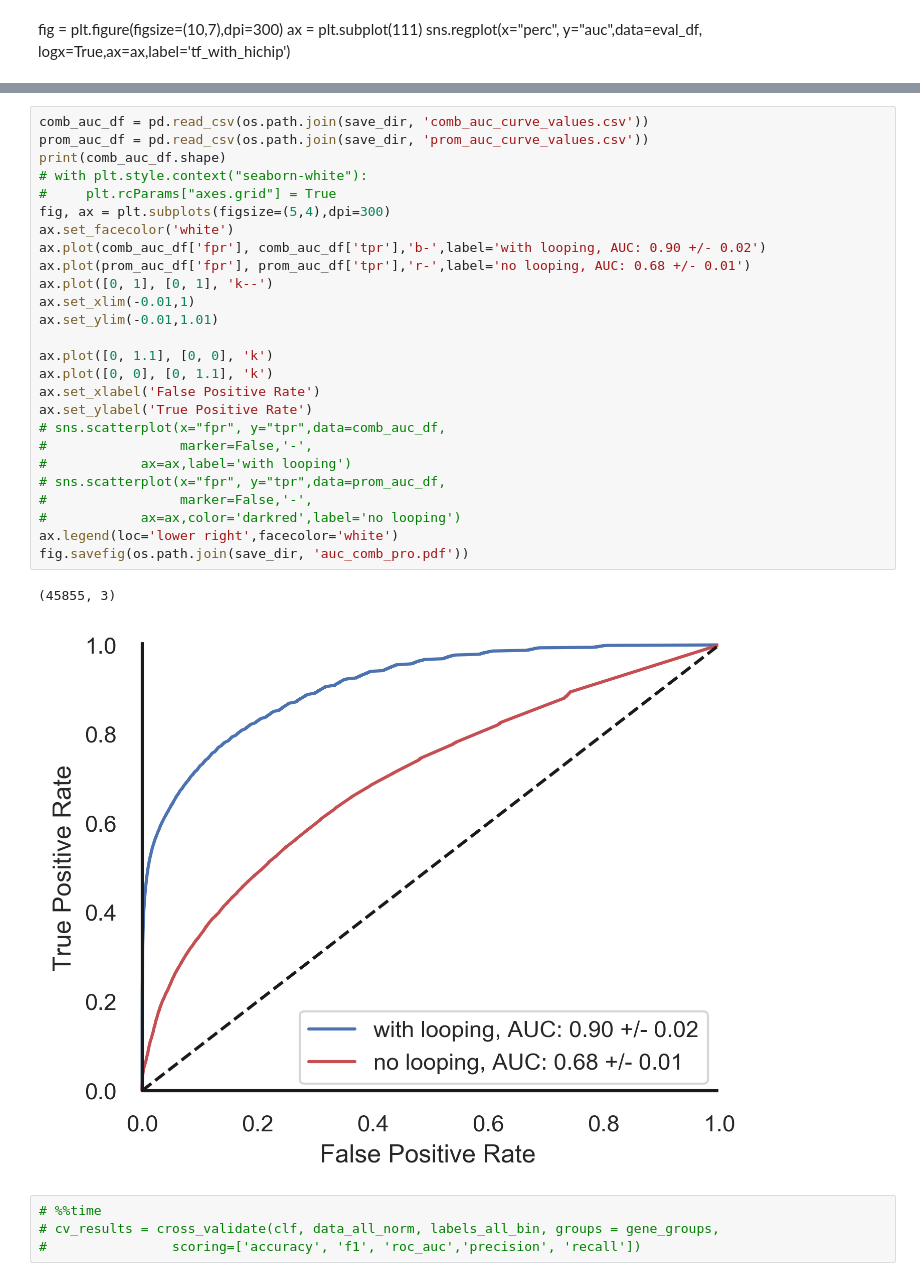
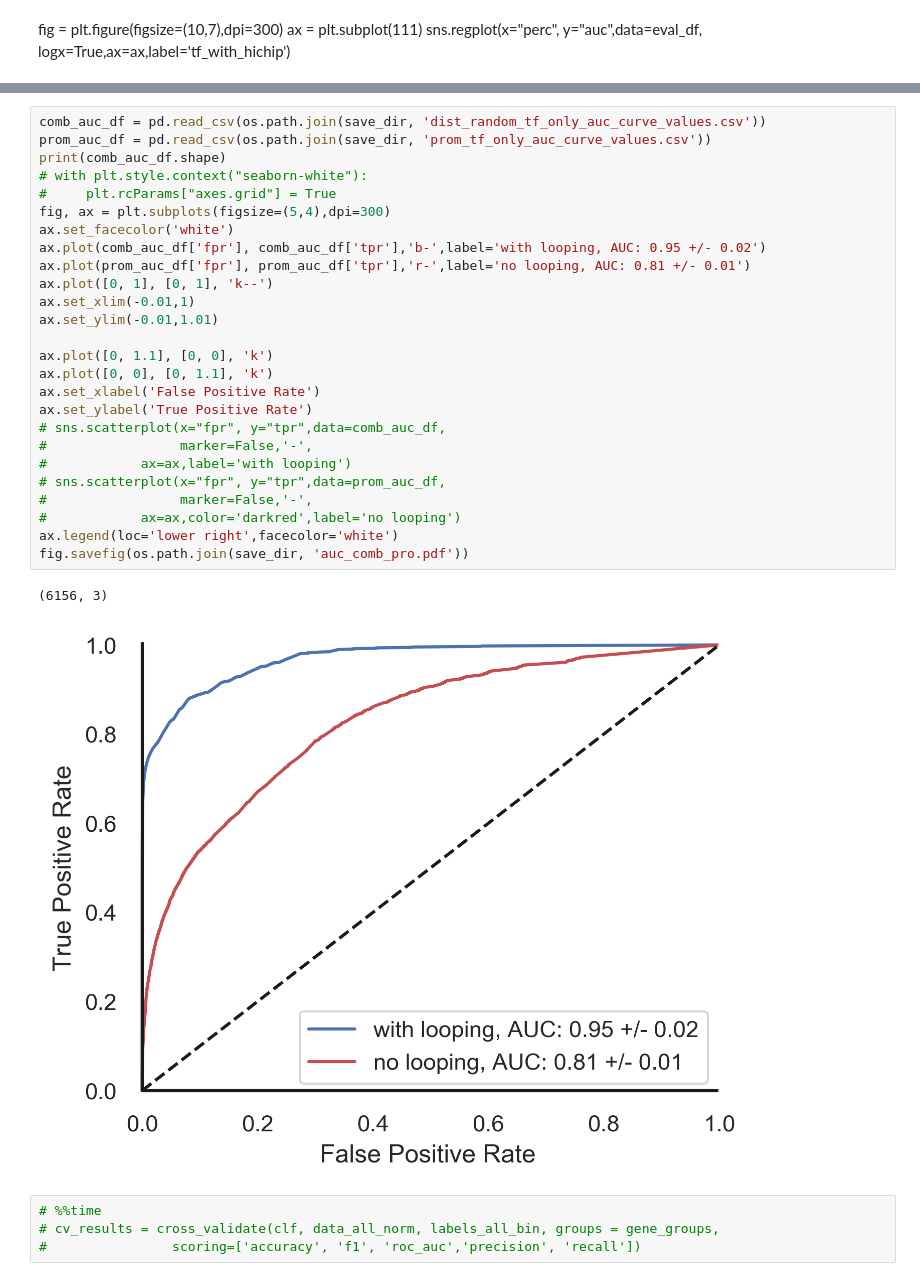
Before and after one commit to mguo123/pan_omics, a Jupyter notebook: notebooks/6A_mg_fig4_modelling_normal_cca.ipynb, the cells around one changed output, grey strips where cells are left out. Saved outputs shown, nothing was run; the diff lists cells and outputs as text.

```diff
--- a/notebooks/6A_mg_fig4_modelling_normal_cca.ipynb
+++ b/notebooks/6A_mg_fig4_modelling_normal_cca.ipynb
@@ -597,32 +878,32 @@ prom_eval_df
 # %%
-comb_auc_df = pd.read_csv(os.path.join(save_dir, 'comb_auc_curve_values.csv'))
-prom_auc_df = pd.read_csv(os.path.join(save_dir, 'prom_auc_curve_values.csv'))
+comb_auc_df = pd.read_csv(os.path.join(save_dir, 'dist_random_tf_only_auc_curve_values.csv'))
+prom_auc_df = pd.read_csv(os.path.join(save_dir, 'prom_tf_only_auc_curve_values.csv'))
 print(comb_auc_df.shape)
 # with plt.style.context("seaborn-white"):
 #     plt.rcParams["axes.grid"] = True
 fig, ax = plt.subplots(figsize=(5,4),dpi=300)
 ax.set_facecolor('white')
-ax.plot(comb_auc_df['fpr'], comb_auc_df['tpr'],'b-',label='with looping, AUC: 0.90 +/- 0.02')
-ax.plot(prom_auc_df['fpr'], prom_auc_df['tpr'],'r-',label='no looping, AUC: 0.68 +/- 0.01')
+ax.plot(comb_auc_df['fpr'], comb_auc_df['tpr'],'b-',label='with looping, AUC: 0.95 +/- 0.02')
+ax.plot(prom_auc_df['fpr'], prom_auc_df['tpr'],'r-',label='no looping, AUC: 0.81 +/- 0.01')
 ax.plot([0, 1], [0, 1], 'k--')
 ax.set_xlim(-0.01,1)
 ax.set_ylim(-0.01,1.01)
 
 ax.plot([0, 1.1], [0, 0], 'k')
 ax.plot([0, 0], [0, 1.1], 'k')
 ax.set_xlabel('False Positive Rate')
 ax.set_ylabel('True Positive Rate')
 # sns.scatterplot(x="fpr", y="tpr",data=comb_auc_df,
 #                 marker=False,'-',
 #            ax=ax,label='with looping')
 # sns.scatterplot(x="fpr", y="tpr",data=prom_auc_df,
 #                 marker=False,'-',
 #            ax=ax,color='darkred',label='no looping')
 ax.legend(loc='lower right',facecolor='white')
 fig.savefig(os.path.join(save_dir, 'auc_comb_pro.pdf'))
 # %% [output]
-(45855, 3)
+(6156, 3)
-[figure, old version]
+[figure, new version]
 # %%
 # %%time
 # cv_results = cross_validate(clf, data_all_norm, labels_all_bin, groups = gene_groups,
```
Also changed, not shown: parts of 95 cells of this notebook, 10 other files.
